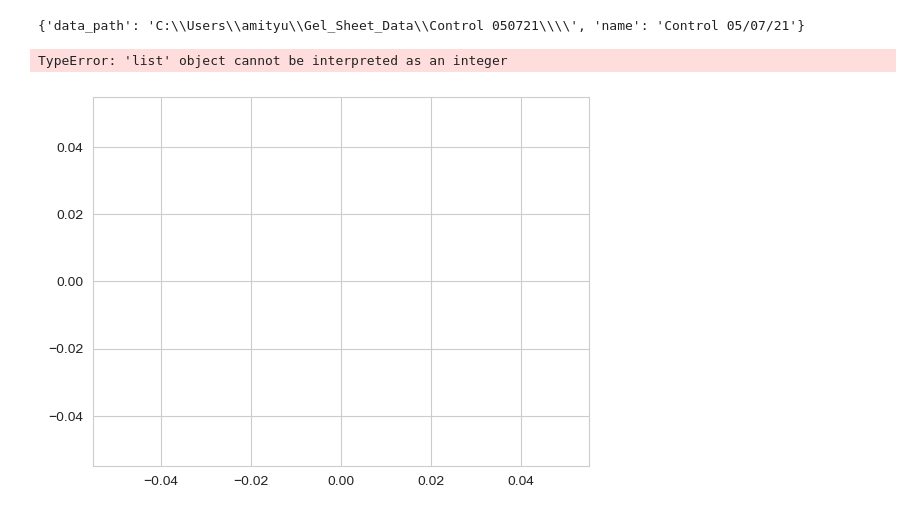
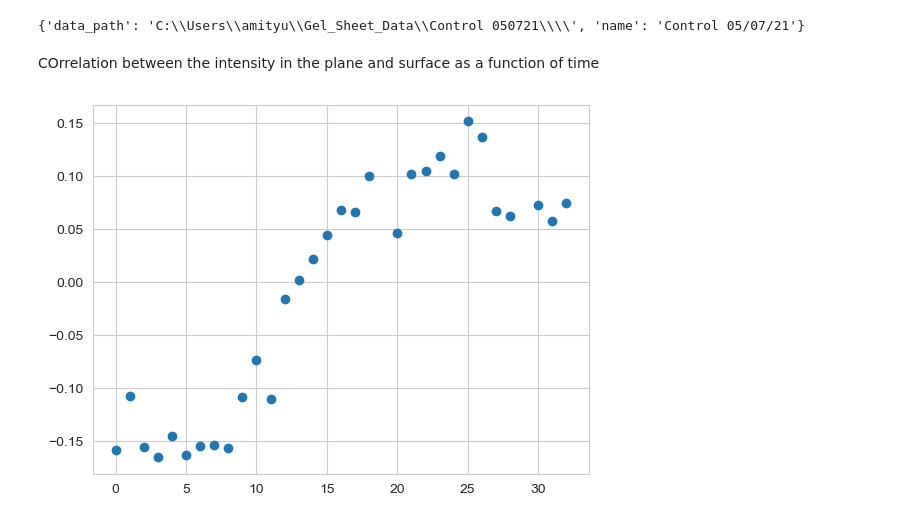
Before and after one commit to amityu/gel_sheets, a Jupyter notebook: analysis/correlations.ipynb, the cells around one changed output. Drawn from its saved outputs; the diff is of its cells as text; code cells hidden in the pictures.

Commit message:
first manuputlations on correlations between plate and surface height. also correction to make json file

```diff
--- a/analysis/correlations.ipynb
+++ b/analysis/correlations.ipynb
@@ -31,7 +31,9 @@ def save_json(data, file_path):
     with open(file_path, 'w') as file:
         json.dump(data, file, indent=4)
 # %%
-movie = 'control'
+#movie = 'control'
+movie ='140721'
+
 DATA_PATH = 'C:/Users/amityu/Gel_Sheet_Data/'
 MOVIE_PATH = DATA_PATH +  movie + '/'
 GRAPH_PATH = 'C:/Users/amityu/Gel_Sheet_Graph/'
@@ -75,26 +77,35 @@ print(loaded_data)
 save_json(loaded_data, output_path)
 # %% [output]
 {'data_path': 'C:\\Users\\amityu\\Gel_Sheet_Data\\Control 050721\\\\', 'name': 'Control 05/07/21'}
+# %%
+def plane_correlation(plane1, plane2):
+    f1 = plane1.flatten()
+    f2 = plane2.flatten()
+    mask_plane = ~np.bitwise_or(np.isnan(f1), np.isnan(f2))
+    f1 = f1[mask_plane]
+    f2 = f2[mask_plane]
+    c = np.corrcoef(f1,f2)[0,1]
+    return c
+# %% [markdown]
+COrrelation between the intensity in the plane and surface as a function of time
 # %%
-def plane_correlation(plane1, plane2):
-    c = np.corrcoef(plane1.flatten(), plane2.flatten())[0,1]
-    return c
 
 correlation_list = []
-for tp in tqdm(gel.tp_list):
+time_list = []
+mean_height_list = []
+for tp in tqdm(gel.tp_list[0:-1:1]):
     try:
         plate = tp.get_plate_plane()
         height = tp.get_height_plane()
         correlation_list.append(plane_correlation(plate, height))
+        time_list.append(tp.time)
+        mean_height_list.append(np.nanmean(tp.height))
     except:
         pass
-
-plt.scatter(range(len(correlation_list)), correlation_list)
-plt.show()
-# %% [output]
-TypeError: 'list' object cannot be interpreted as an integer
 # %%
-plt.scatter(range(len(correlation_list)), correlation_list)
+
+plt.scatter(time_list, correlation_list)
+
 plt.show()
 # %% [output]
-[figure, old version]
+[figure, new version]
```
Also changed, not shown: parts of 5 cells of this notebook, 7 other files.
